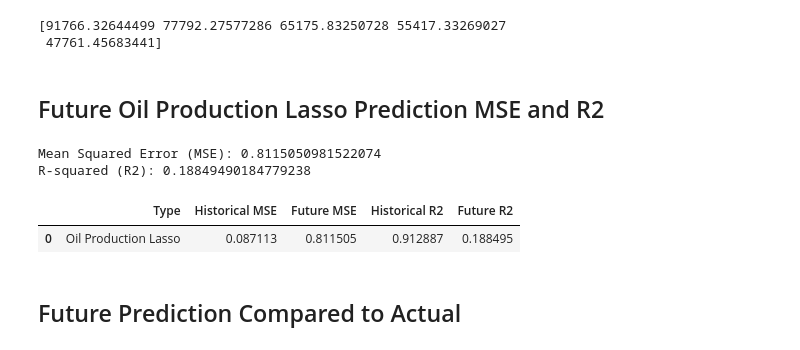
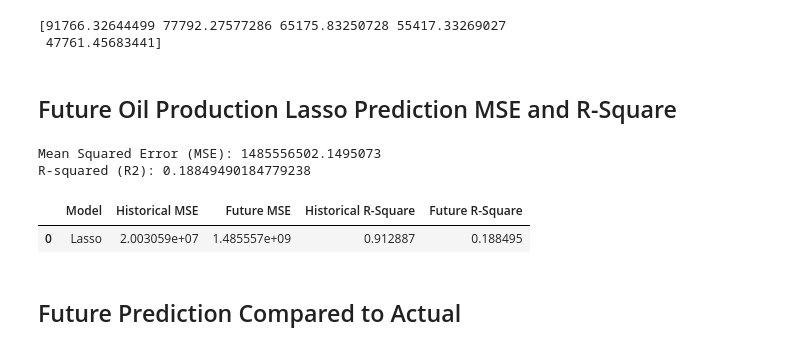
Before and after one commit to minerva-b/Final_Team_Project, a Jupyter notebook: Kmar/Oil_Product_Lasso_ML.ipynb, the cells around one changed output. Drawn from its saved outputs; the diff is of its cells as text; code cells hidden in the pictures.

Commit message:
Changed MSE calculation based on inverse not scaled and updated hash comments

```diff
--- a/Kmar/Oil_Product_Lasso_ML.ipynb
+++ b/Kmar/Oil_Product_Lasso_ML.ipynb
@@ -100,10 +100,11 @@ print(inv_predict0110)
 # %%
 # Use our model to make predictions
+
 predicted = lasso.predict(X_train_scaled)
 
-# inv_predicted = y_scaler.inverse_transform(predicted)
+inv_predicted = y_scaler.inverse_transform(predicted)
 
-hist_mse = mean_squared_error(y_train_scaled, predicted)
+hist_mse = mean_squared_error(hist_y, inv_predicted)
 hist_r2 = lasso.score(X_train_scaled, y_train_scaled)
 
 print(f"Mean Squared Error (MSE): {hist_mse}")
@@ -227,28 +232,30 @@ print(inv_future_predict)
 [91766.32644499 77792.27577286 65175.83250728 55417.33269027
  47761.45683441]
 # %% [markdown]
-## Future Oil Production Lasso Prediction MSE and R2
+## Future Oil Production Lasso Prediction MSE and R-Square
 # %%
 # Use our model to make predictions
+
 predicted = lasso.predict(X_test_scaled)
 
-# inv_f_predicted = y_scaler.inverse_transform(predicted)
+inv_f_predicted = y_scaler.inverse_transform(predicted)
 
-future_mse = mean_squared_error(y_test_scaled, predicted)
+future_mse = mean_squared_error(future_y, inv_f_predicted)
 future_r2 = lasso.score(X_test_scaled, y_test_scaled)
 
 print(f"Mean Squared Error (MSE): {future_mse}")
 print(f"R-squared (R2): {future_r2}")
 # %% [output]
-Mean Squared Error (MSE): 0.8115050981522074
+Mean Squared Error (MSE): 1485556502.1495073
 R-squared (R2): 0.18849490184779238
 # %%
-# Create df for historical and future mse and r2
-data = [["Oil Production Lasso", hist_mse, future_mse, hist_r2, future_r2]]
+# Create Data Frame for historical and future MSE and R-Square
 
-mse_r2_df = pd.DataFrame(data, columns = ["Type", "Historical MSE", "Future MSE", "Historical R2", "Future R2"])
+data = [["Lasso", hist_mse, future_mse, hist_r2, future_r2]]
+
+mse_r2_df = pd.DataFrame(data, columns = ["Model", "Historical MSE", "Future MSE", "Historical R-Square", "Future R-Square"])
 
 mse_r2_df
 # %% [output]
-|  | Type | Historical MSE | Future MSE | Historical R2 | Future R2 |
-| 0 | Oil Production Lasso | 0.087113 | 0.811505 | 0.912887 | 0.188495 |
+|  | Model | Historical MSE | Future MSE | Historical R-Square | Future R-Square |
+| 0 | Lasso | 2.003059e+07 | 1.485557e+09 | 0.912887 | 0.188495 |
```
Also changed, not shown: parts of 7 cells of this notebook, 3 other files.
